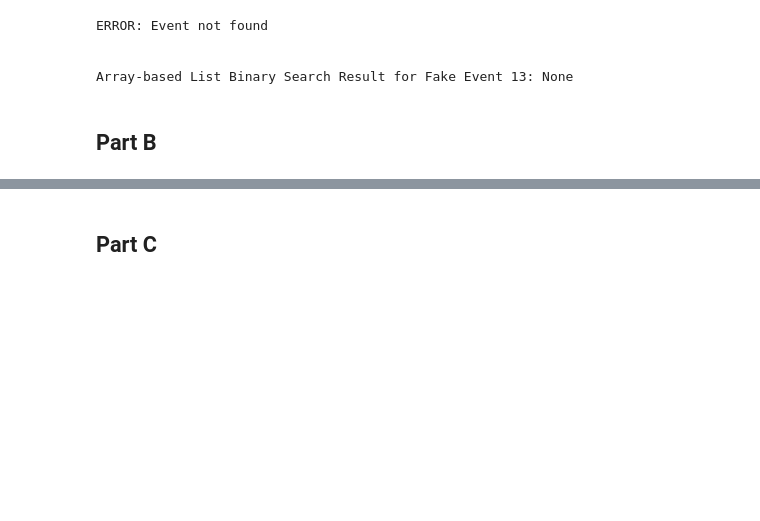
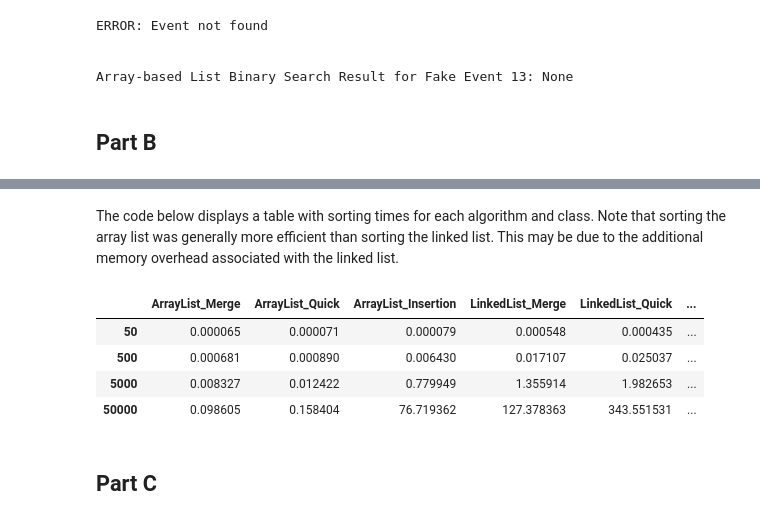
Before and after one commit to Wesley-Allen-01/DTSC5501-EventScheduler, a Jupyter notebook: GP11_Allen_Teetsel_Pulaglla_Cheemalapati copy.ipynb, the cells around one changed output, grey strips where cells are left out. Saved outputs shown, nothing was run; the diff lists cells and outputs as text; code cells hidden in the pictures; blank space fills up the shorter version.

```diff
--- a/GP11_Allen_Teetsel_Pulaglla_Cheemalapati copy.ipynb
+++ b/GP11_Allen_Teetsel_Pulaglla_Cheemalapati copy.ipynb
@@ -155,3 +211,21 @@ Array-based List Binary Search Result for Fake Event 13: None
+# %% [markdown]
+The code below displays a table with sorting times for each algorithm and class. Note that sorting the array list was generally more efficient than sorting the linked list. This may be due to the additional memory overhead associated with the linked list.
+# %%
+results_df = pd.DataFrame({
+    "ArrayList_Merge": arr_results["merge"],
+    "ArrayList_Quick": arr_results["quick"],
+    "ArrayList_Insertion": arr_results["insertion"],
+    "LinkedList_Merge": ll_results["merge"],
+    "LinkedList_Quick": ll_results["quick"],
+    "LinkedList_Insertion": ll_results["insertion"],
+}, index=tests)
+results_df
+# %% [output]
+|  | ArrayList_Merge | ArrayList_Quick | ArrayList_Insertion | LinkedList_Merge | LinkedList_Quick | ... |
+| 50 | 0.000065 | 0.000071 | 0.000079 | 0.000548 | 0.000435 | ... |
+| 500 | 0.000681 | 0.000890 | 0.006430 | 0.017107 | 0.025037 | ... |
+| 5000 | 0.008327 | 0.012422 | 0.779949 | 1.355914 | 1.982653 | ... |
+| 50000 | 0.098605 | 0.158404 | 76.719362 | 127.378363 | 343.551531 | ... |
 # %% [markdown]
 ## Part C
 # %% [markdown]
```
Also changed, not shown: parts of 9 cells of this notebook, 2 other files.
